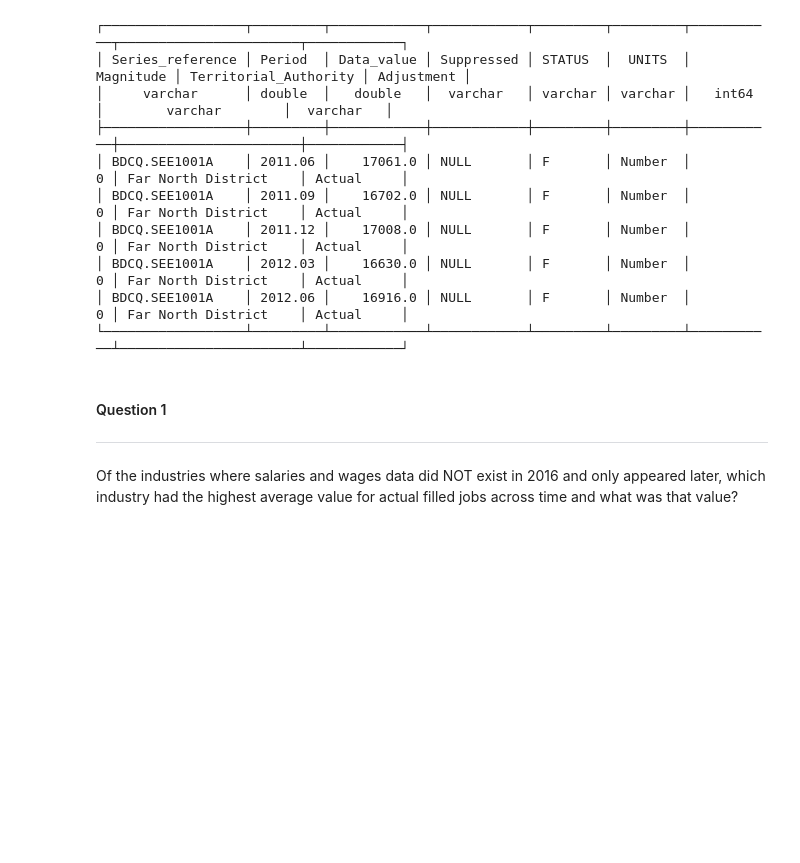
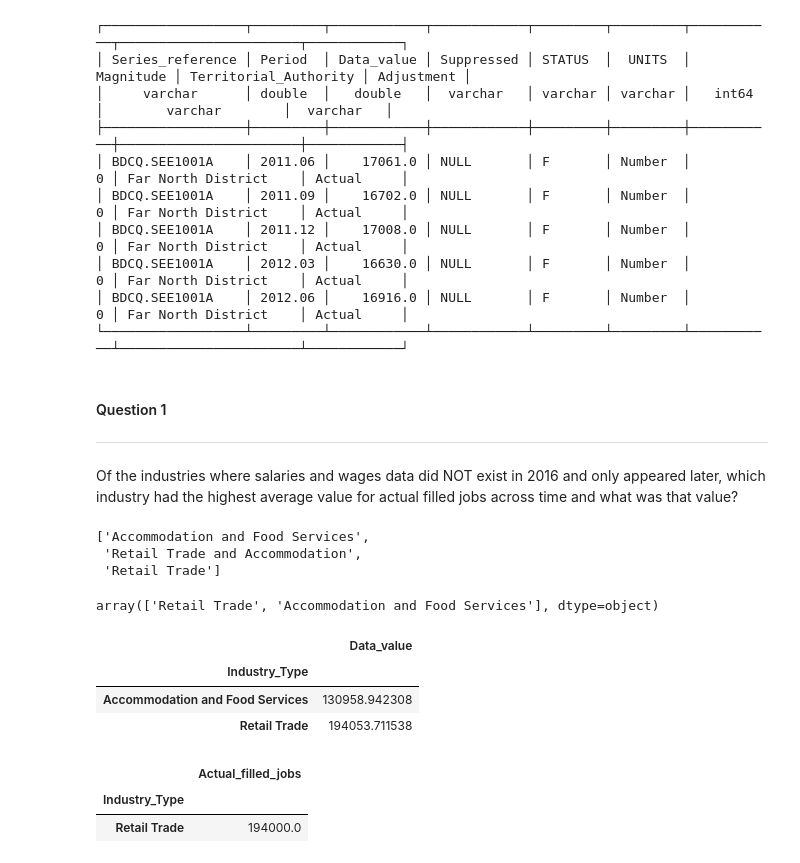
Before and after one commit to marcusbuckland/mle, a Jupyter notebook: notebook.ipynb, the cells around one changed output. Cells and saved outputs as stored; diff of their text form; code cells hidden in the pictures; blank space fills up the shorter version.

```diff
--- a/notebook.ipynb
+++ b/notebook.ipynb
@@ -448,3 +448,36 @@ Of the industries where salaries and wages data did NOT exist in 2016 and only a
 # Before jumping into the sql query- let's first work through the problem iteratively
 # This process will help us break down the problem into smaller chunks and also
 # give us confidence in our sql query result (if they match!)
+
+df = pd.DataFrame(salaries_and_wages_df.groupby('Industry_Type')['Period'].agg("min").sort_values(ascending=False))
+df = df[df['Period'] > 2016.13]
+
+# The three industries which only appear in the salaries and wages dataset after 2016:
+[x for x in df.index]
+# %% [output]
+['Accommodation and Food Services',
+ 'Retail Trade and Accommodation',
+ 'Retail Trade']
+# %%
+# Filter the filled_jobs_by_industry_df
+df2 = filled_jobs_by_industry_df[(filled_jobs_by_industry_df['Industry_Type'].isin(df.index)) & (filled_jobs_by_industry_df['Adjustment'] == 'Actual')]
+
+# We note 'Retail Trade and Accommodation' is not included as an industry type in the employment dataset but is included in the salaries and wages dataset
+display(df2['Industry_Type'].unique())
+
+q1_ans = pd.DataFrame(df2.groupby('Industry_Type')['Data_value'].agg("mean"))
+q1_ans # 194,000 filled jobs in
+# %% [output]
+array(['Retail Trade', 'Accommodation and Food Services'], dtype=object)
+|  | Data_value |
+| Industry_Type |  |
+| Accommodation and Food Services | 130958.942308 |
+| Retail Trade | 194053.711538 |
+# %%
+# Of the industries where salaries and wages data did not exist in 2016, 'Retail Trade' was the industry with the highest average value for actual filled jobs across time with
+# and average number of Actual filled jobs of 194,000 (rounded to the nearest thousand.)
+pd.DataFrame(q1_ans.sort_values('Data_value', ascending=False)).rename({'Data_value':"Actual_filled_jobs"}, axis=1).head(1).round(-3)
+# %% [output]
+|  | Actual_filled_jobs |
+| Industry_Type |  |
+| Retail Trade | 194000.0 |
```
